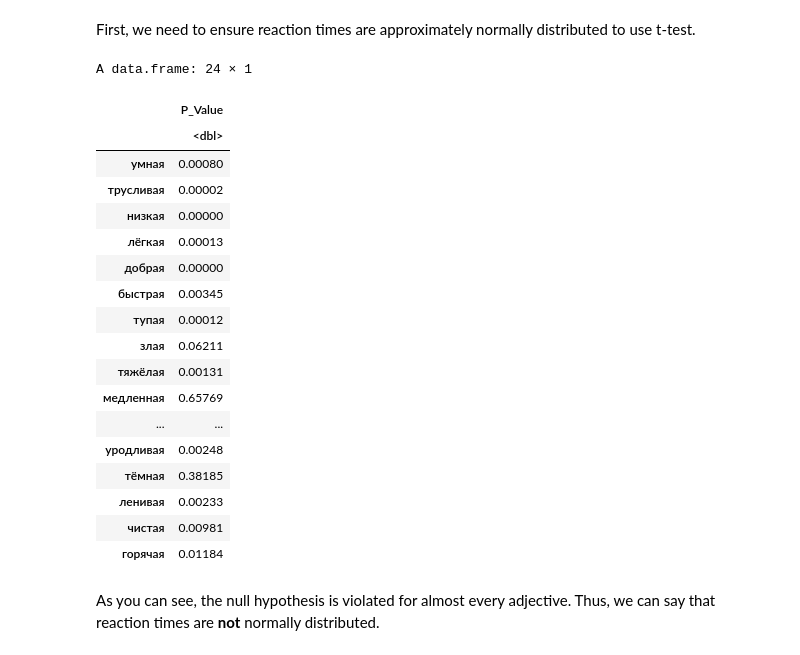
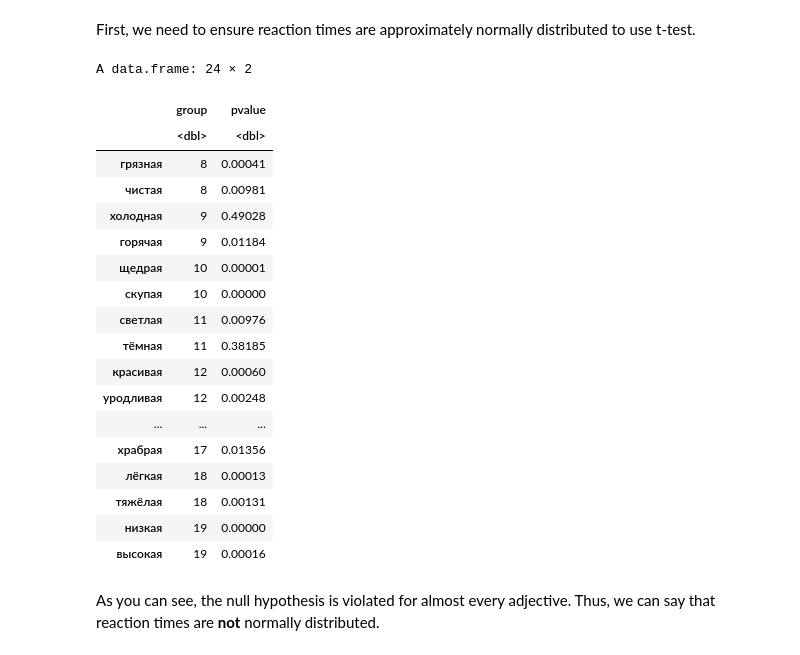
Before and after one commit to KatiaKozlova/stat-project, a Jupyter notebook: stat_project.ipynb, the cells around one changed output. Saved outputs shown, nothing was run; the diff lists cells and outputs as text; code cells hidden in the pictures.

```diff
--- a/stat_project.ipynb
+++ b/stat_project.ipynb
@@ -330,29 +331,33 @@ for (adj in adjectives) {
 # extracting and displaying p-values
 
 p_values <- sapply(results, function(x) round(x$p.value, 5))
-data.frame(
-  P_Value = p_values
+result <- data.frame(
+  group = groups,
+  pvalue = p_values
 )
+result <- result[order(result$group),]
-# %% [output]
-A data.frame: 24 × 1
-|  | P_Value |
-|  | <dbl> |
-| умная | 0.00080 |
-| трусливая | 0.00002 |
-| низкая | 0.00000 |
-| лёгкая | 0.00013 |
-| добрая | 0.00000 |
-| быстрая | 0.00345 |
-| тупая | 0.00012 |
-| злая | 0.06211 |
-| тяжёлая | 0.00131 |
-| медленная | 0.65769 |
-| ... | ... |
-| уродливая | 0.00248 |
-| тёмная | 0.38185 |
-| ленивая | 0.00233 |
-| чистая | 0.00981 |
-| горячая | 0.01184 |
+# %%
+result
+# %% [output]
+A data.frame: 24 × 2
+|  | group | pvalue |
+|  | <dbl> | <dbl> |
+| грязная | 8 | 0.00041 |
+| чистая | 8 | 0.00981 |
+| холодная | 9 | 0.49028 |
+| горячая | 9 | 0.01184 |
+| щедрая | 10 | 0.00001 |
+| скупая | 10 | 0.00000 |
+| светлая | 11 | 0.00976 |
+| тёмная | 11 | 0.38185 |
+| красивая | 12 | 0.00060 |
+| уродливая | 12 | 0.00248 |
+| ... | ... | ... |
+| храбрая | 17 | 0.01356 |
+| лёгкая | 18 | 0.00013 |
+| тяжёлая | 18 | 0.00131 |
+| низкая | 19 | 0.00000 |
+| высокая | 19 | 0.00016 |
 # %% [markdown]
 As you can see, the null hypothesis is violated for almost every adjective. Thus, we can say that reaction times are **not** normally distributed.
 # %% [markdown]
```
Also changed, not shown: parts of 12 cells of this notebook.
